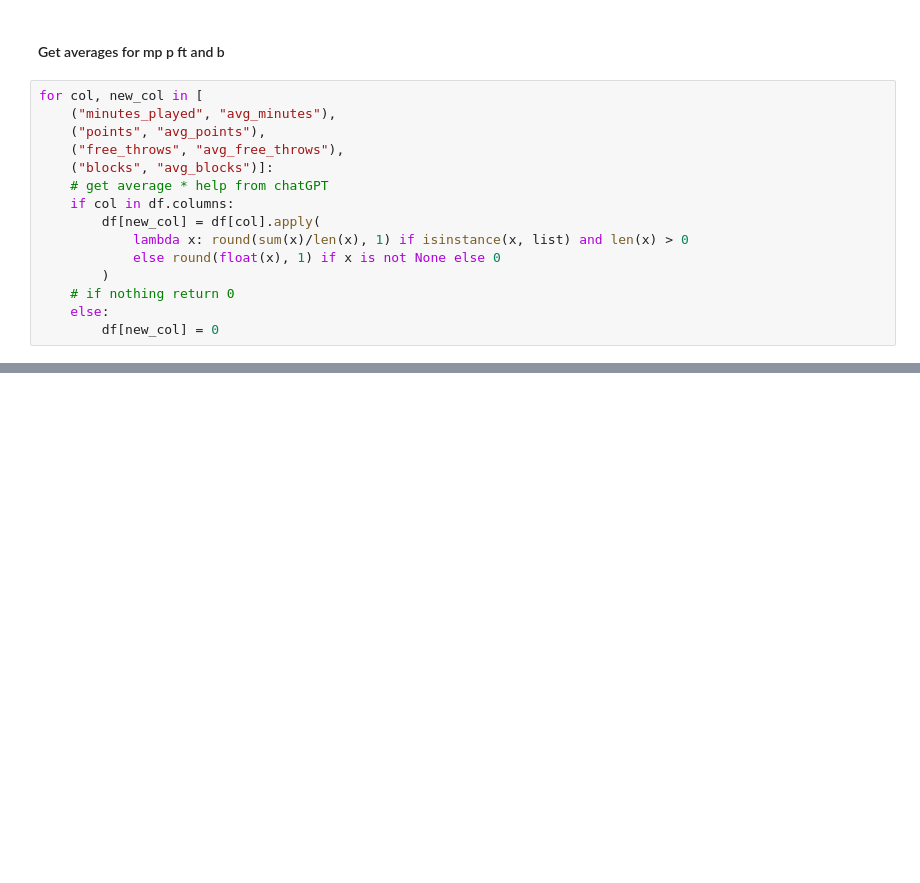
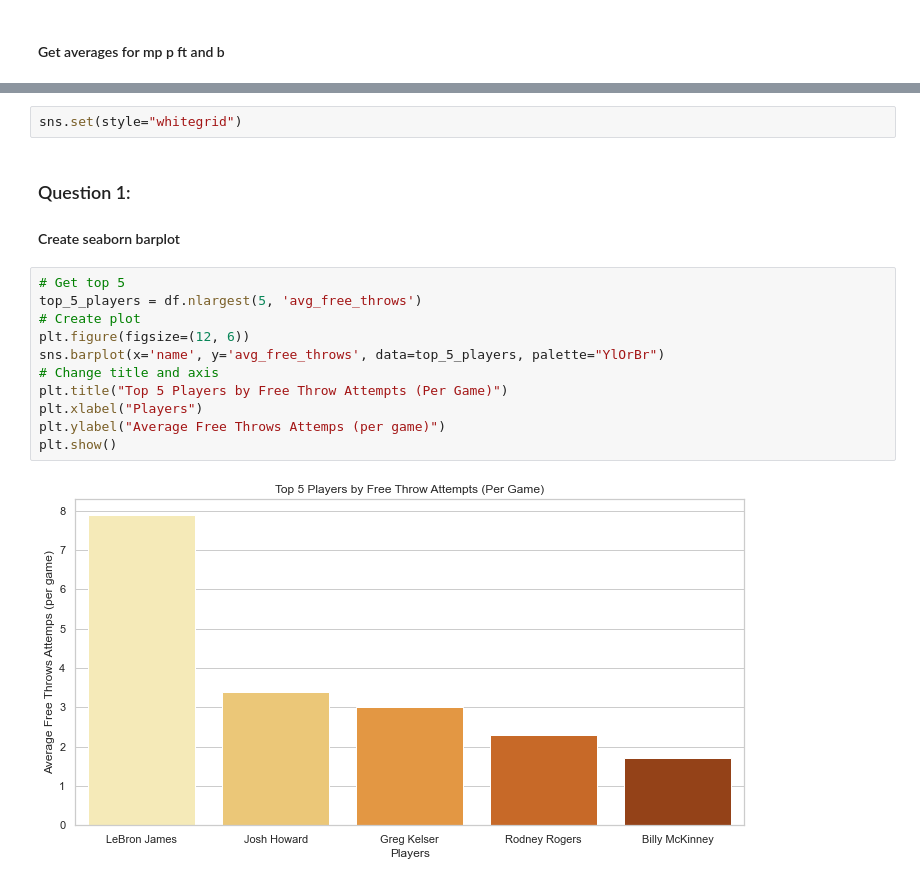
Before and after one commit to rrishi04/Project-2---Web-Scraped-Data-Analysis-and-Visualizations, a Jupyter notebook: web-scraping (3).ipynb, the cells around one changed output, grey strips where cells are left out. Saved outputs shown, nothing was run; the diff lists cells and outputs as text; blank space fills up the shorter version.

```diff
--- a/web-scraping (3).ipynb
+++ b/web-scraping (3).ipynb
@@ -253,18 +269,3 @@ df = pd.DataFrame(pipeline_list)
 df.columns = [c.strip().lower().replace(" ", "_") for c in df.columns]
 # %% [markdown]
 #### Get averages for mp p ft and b
-# %%
-for col, new_col in [
-    ("minutes_played", "avg_minutes"),
-    ("points", "avg_points"),
-    ("free_throws", "avg_free_throws"),
-    ("blocks", "avg_blocks")]:
-    # get average * help from chatGPT
-    if col in df.columns:
-        df[new_col] = df[col].apply(
-            lambda x: round(sum(x)/len(x), 1) if isinstance(x, list) and len(x) > 0
-            else round(float(x), 1) if x is not None else 0
-        )
-    # if nothing return 0
-    else:
-        df[new_col] = 0
@@ -296,0 +320,18 @@ df.head()
+# %%
+sns.set(style="whitegrid")
+# %% [markdown]
+### Question 1:
+#### Create seaborn barplot
+# %%
+# Get top 5
+top_5_players = df.nlargest(5, 'avg_free_throws')
+# Create plot
+plt.figure(figsize=(12, 6))
+sns.barplot(x='name', y='avg_free_throws', data=top_5_players, palette="YlOrBr")
+# Change title and axis
+plt.title("Top 5 Players by Free Throw Attempts (Per Game)")
+plt.xlabel("Players")
+plt.ylabel("Average Free Throws Attemps (per game)")
+plt.show()
+# %% [output]
+[figure, added]
```
Also changed, not shown: parts of 14 cells of this notebook.
